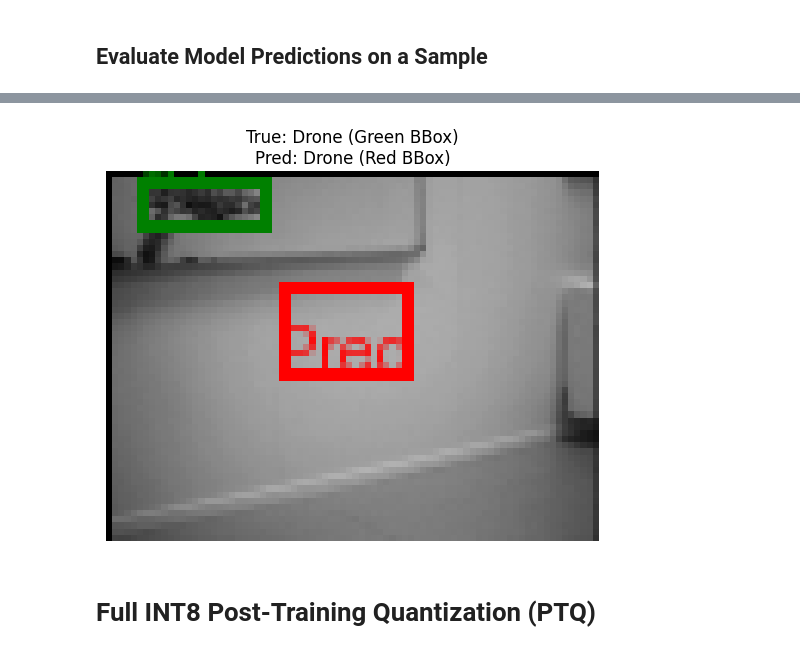
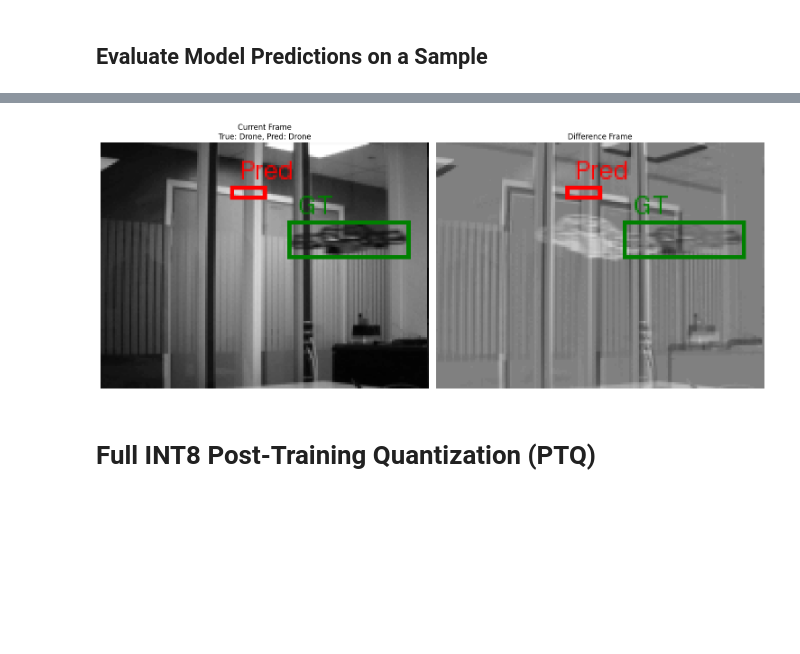
Before and after one commit to Trondster/CS4140, a Jupyter notebook: train/drone-classification.ipynb, the cells around one changed output, grey strips where cells are left out. Saved outputs shown, nothing was run; the diff lists cells and outputs as text; code cells hidden in the pictures; blank space fills up the shorter version.

Commit message:
Checkpoint

```diff
--- a/train/drone-classification.ipynb
+++ b/train/drone-classification.ipynb
@@ -29,7 +29,10 @@ import zipfile
 from google.colab import drive
 drive.mount('/content/drive')
 
-DATASET_TO_USE = '2x2'
+DATASET_TO_USE = 'grey'
+
+InputWidth = 160
+InputHeight = 120
 
 zip_file_path = 'drive/MyDrive/Embedded AI/dataset.zip'
 
@@ -489,7 +485,7 @@ ________________________________________________________________________________
 # %%
 model.fit(
     x=train_ds,
-    epochs=20,
+    epochs=32,
     validation_data=val_ds,
     verbose=1,
 )
@@ -529,9 +525,12 @@ Test Bounding Box Loss (MSE): 0.0143
 # %%
 from PIL import Image, ImageDraw
 import numpy as np
+import matplotlib.pyplot as plt
 
-def visualize_prediction(model, X_sample, y_class_sample, y_bbox_sample, InputHeight, InputWidth):
+def visualize_single_prediction_with_bboxes(model, X_sample, y_class_sample, y_bbox_sample, InputHeight, InputWidth):
     current_frame_path, diff_frame_path = X_sample
+    true_label = y_class_sample
+    true_bbox_coords = y_bbox_sample
 
     # Preprocess the sample images
     current_frame_img_processed = preprocess_image(current_frame_path)
@@ -542,51 +541,66 @@ def visualize_prediction(model, X_sample, y_class_sample, y_bbox_sample, InputHe
     diff_frame_input = tf.expand_dims(diff_frame_img_processed, axis=0)
 
     # Get model prediction
-    pred_class, pred_bbox = model.predict([current_frame_input, diff_frame_input])
+    pred_class, pred_bbox = model.predict([current_frame_input, diff_frame_input], verbose=0)
 
     # Process predicted classification
     predicted_label = 1 if pred_class[0][0] > 0.5 else 0
     predicted_bbox_coords = pred_bbox[0]
 
-    # Load the current frame image for visualization
-    img = Image.open(current_frame_path).convert('RGB')
-    img_width, img_height = img.size
-    draw = ImageDraw.Draw(img)
+    # Load images for visualization
+    img_current = Image.open(current_frame_path).convert('RGB')
+    img_diff = Image.open(diff_frame_path).convert('RGB')
 
-    # Draw Ground Truth Bounding Box (if drone present)
-    true_label = y_class_sample
-    true_bbox_coords = y_bbox_sample
-    if true_label == 1 and any(b > 0 for b in true_bbox_coords):
-        x_center, y_center, box_width, box_height = true_bbox_coords
-        x_min = int((x_center - box_width / 2) * img_width)
-        y_min = int((y_center - box_height / 2) * img_height)
-        x_max = int((x_center + box_width / 2) * img_width)
-        y_max = int((y_center + box_height / 2) * img_height)
-        draw.rectangle([(x_min, y_min), (x_max, y_max)], outline='green', width=2)
-        draw.text((x_min, y_min - 10), "GT", fill='green')
+    img_width, img_height = img_current.size
+    draw_current = ImageDraw.Draw(img_current)
+    draw_diff = ImageDraw.Draw(img_diff) # Create draw object for diff frame
 
-    # Draw Predicted Bounding Box (if predicted as drone)
+    # Helper function to draw a bounding box
+    def draw_bbox(draw_obj, bbox_coords, color, label_text):
+        if any(b > 0 for b in bbox_coords): # Fixed: Removed 'bbox_coords and' check
+            x_center, y_center, box_width, box_height = bbox_coords
+            x_min = int((x_center - box_width / 2) * img_width)
+            y_min = int((y_center - box_height / 2) * img_height)
+            x_max = int((x_center + box_width / 2) * img_width)
+            y_max = int((y_center + box_height / 2) * img_height)
+            draw_obj.rectangle([(x_min, y_min), (x_max, y_max)], outline=color, width=2)
+            # Use a default font size or try to infer one if 'font_size' is not directly supported in ImageDraw.text
+            # For simplicity, we'll use a fixed position for text for now, or you might need a font object.
+            try:
+                draw_obj.text((x_min + 5, y_min - 15), label_text, fill=color, font_size=12)
+            except TypeError: # Older PIL versions might not have font_size in text function
+                draw_obj.text((x_min + 5, y_min - 15), label_text, fill=color) # Fallback without font_size
+
+    # Draw Ground Truth Bounding Box on current and diff frames (if drone present)
+    if true_label == 1:
+        draw_bbox(draw_current, true_bbox_coords, 'green', "GT")
+        draw_bbox(draw_diff, true_bbox_coords, 'green', "GT") # Draw on diff frame as well
+
+    # Draw Predicted Bounding Box on current and diff frames (if predicted as drone)
     if predicted_label == 1:
-        x_center, y_center, box_width, box_height = predicted_bbox_coords
-        # Bounding box coordinates are usually normalized (0-1) and need to be scaled
-        x_min = int((x_center - box_width / 2) * img_width)
-        y_min = int((y_center - box_height / 2) * img_height)
-        x_max = int((x_center + box_width / 2) * img_width)
-        y_max = int((y_center + box_height / 2) * img_height)
-        draw.rectangle([(x_min, y_min), (x_max, y_max)], outline='red', width=2)
-        draw.text((x_min, y_min + 5), "Pred", fill='red')
+        draw_bbox(draw_current, predicted_bbox_coords, 'red', "Pred")
+        draw_bbox(draw_diff, predicted_bbox_coords, 'red', "Pred") # Draw on diff frame as well
 
-    plt.imshow(img)
-    plt.title(f"True: {'Drone' if true_label == 1 else 'Clear'} (Green BBox)\nPred: {'Drone' if predicted_label == 1 else 'Clear'} (Red BBox)")
+    plt.figure(figsize=(15, 6))
+    plt.subplot(1, 2, 1)
+    plt.imshow(img_current)
+    plt.title(f"Current Frame\nTrue: {'Drone' if true_label == 1 else 'Clear'}, Pred: {'Drone' if predicted_label == 1 else 'Clear'}")
     plt.axis('off')
+
+    plt.subplot(1, 2, 2)
+    plt.imshow(img_diff)
+    plt.title("Difference Frame")
+    plt.axis('off')
+
+    plt.tight_layout()
     plt.show()
 
-# Select a random sample from the test set
+# Select a random sample from the test set for visualization
 random_index = random.randint(0, len(X_test) - 1)
 X_sample = X_test[random_index]
 y_class_sample = y_classification_test[random_index]
 y_bbox_sample = y_bbox_test[random_index]
 
 # Visualize the prediction for the selected sample
-visualize_prediction(model, X_sample, y_class_sample, y_bbox_sample, InputHeight, InputWidth)
+visualize_single_prediction_with_bboxes(model, X_sample, y_class_sample, y_bbox_sample, InputHeight, InputWidth)
 # %% [output]
@@ -594,4 +607,4 @@ visualize_prediction(model, X_sample, y_class_sample, y_bbox_sample, InputHeight
-[figure, old version]
+[figure, new version]
 # %% [markdown]
 # Full INT8 Post-Training Quantization (PTQ)
 # %%
```
Also changed, not shown: parts of 10 cells of this notebook.
